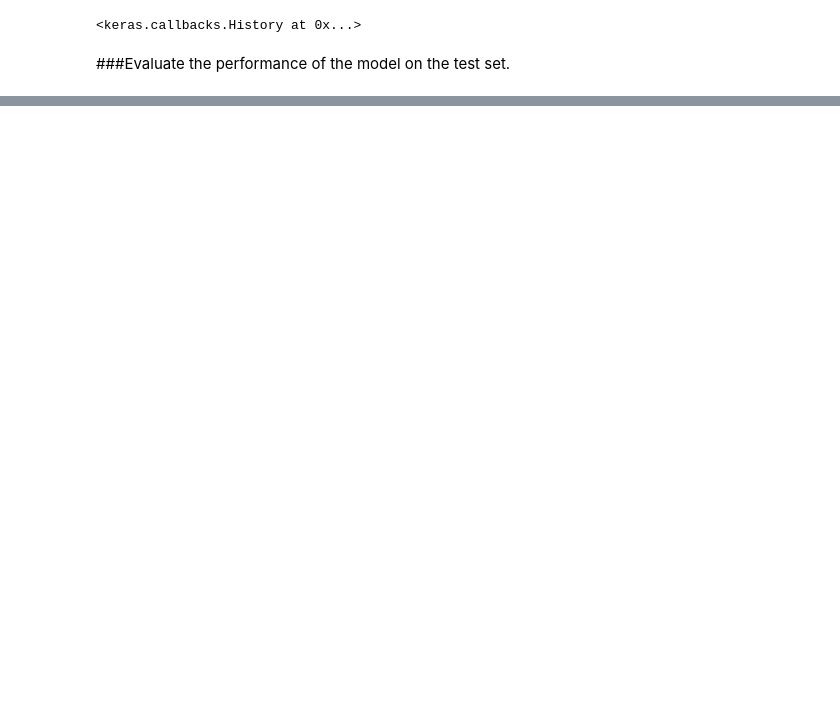
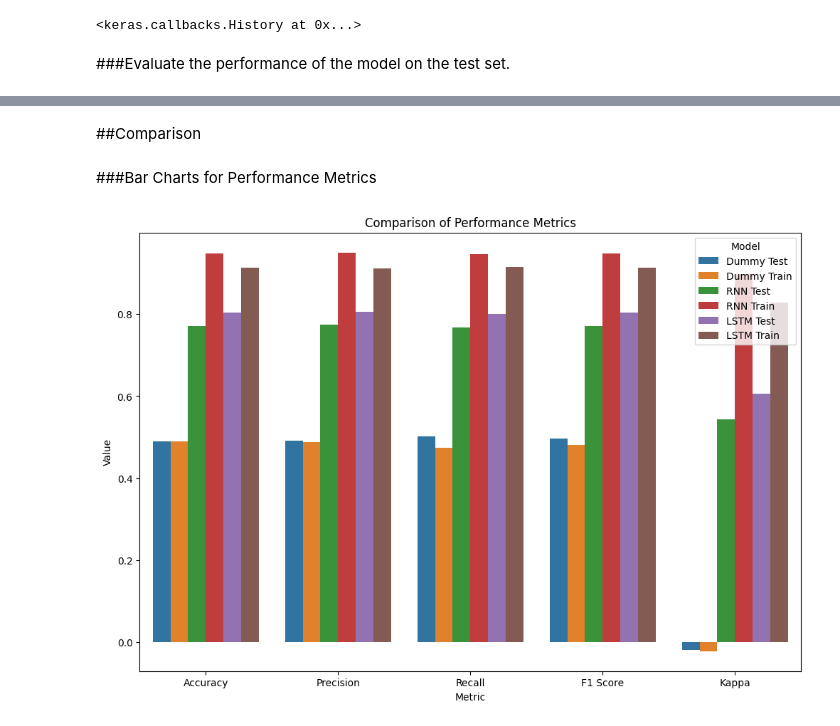
Before and after one commit to DannaAEspinosa/sentiment_analysis_model, a Jupyter notebook: AnalyzeSentimentV1.ipynb, the cells around one changed output, grey strips where cells are left out. Cells and saved outputs as stored; diff of their text form; code cells hidden in the pictures; blank space fills up the shorter version.

```diff
--- a/AnalyzeSentimentV1.ipynb
+++ b/AnalyzeSentimentV1.ipynb
@@ -493,0 +562,28 @@ Metrics for LSTM model on test set
+# %% [markdown]
+##Comparison
+# %% [markdown]
+###Bar Charts for Performance Metrics
+# %%
+import matplotlib.pyplot as plt
+import seaborn as sns
+
+# DataFrame with metrics
+metrics_df = pd.DataFrame({
+    'Metric': ['Accuracy', 'Precision', 'Recall', 'F1 Score', 'Kappa'],
+    'Dummy Test': [accuracy_test_dummy, precision_test_dummy, recall_test_dummy, f1_test_dummy, kappa_test_dummy],
+    'Dummy Train': [accuracy_train_dummy, precision_train_dummy, recall_train_dummy, f1_train_dummy, kappa_train_dummy],
+    'RNN Test': [accuracy_test_rnn, precision_test_rnn, recall_test_rnn, f1_test_rnn, kappa_test_rnn],
+    'RNN Train': [accuracy_rnn_train, precision_rnn_train, recall_rnn_train, f1_rnn_train, kappa_rnn_train],
+    'LSTM Test': [accuracy_lstm_test, precision_lstm_test, recall_lstm_test, f1_lstm_test, kappa_lstm_test],
+    'LSTM Train': [accuracy_lstm_train, precision_lstm_train, recall_lstm_train, f1_lstm_train, kappa_lstm_train],
+})
+
+# Bar graph
+plt.figure(figsize=(12, 8))
+sns.barplot(x='Metric', y='value', hue='Model', data=pd.melt(metrics_df, id_vars=['Metric'], var_name='Model', value_name='value'))
+plt.title('Comparison of Performance Metrics')
+plt.xlabel('Metric')
+plt.ylabel('Value')
+plt.show()
+# %% [output]
+[figure, added]
```
Also changed, not shown: parts of 25 cells of this notebook.
